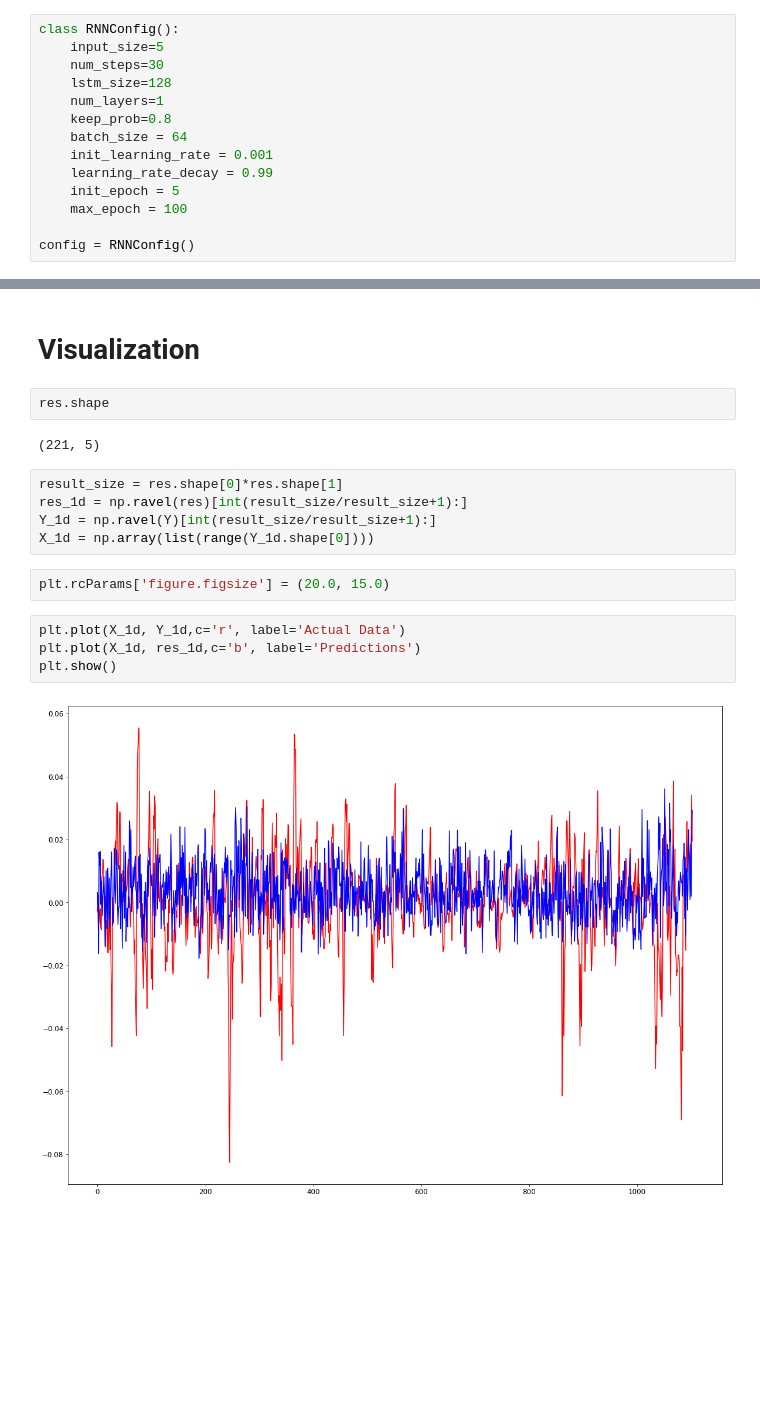
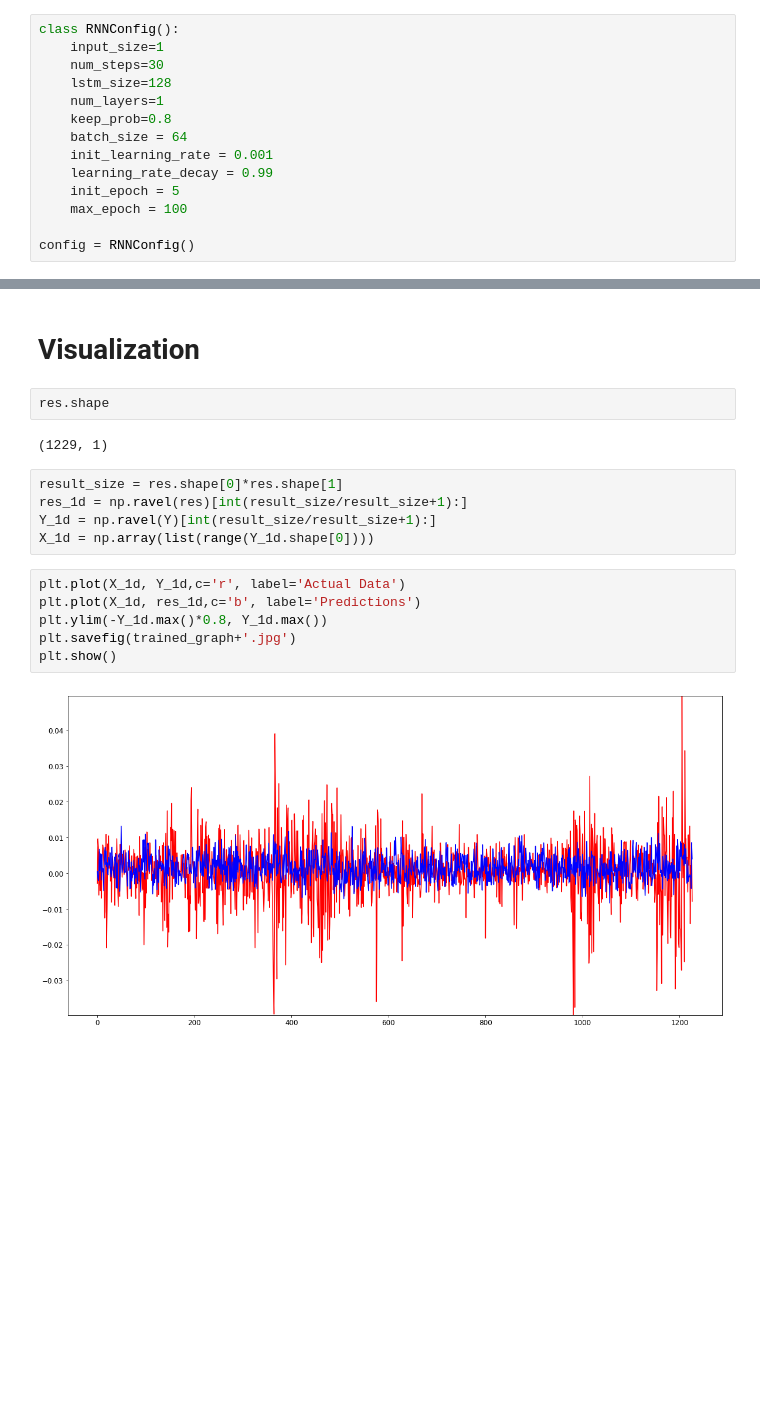
Before and after one commit to Vibhu-Agarwal/Stock-Market-Prediction, a Jupyter notebook: Vibhu.ipynb, the cells around one changed output, grey strips where cells are left out. Cells and saved outputs as stored; diff of their text form; blank space fills up the shorter version.

Commit message:
Run First Model and saved Scaled values Graph

```diff
--- a/Vibhu.ipynb
+++ b/Vibhu.ipynb
@@ -134,7 +134,7 @@ plt.show()
 ## Configuration for RNN
 # %%
 class RNNConfig():
-    input_size=5
+    input_size=1
     num_steps=30
     lstm_size=128
     num_layers=1
@@ -382,19 +382,19 @@ print(loss)
 # %%
 res.shape
 # %% [output]
-(221, 5)
+(1229, 1)
 # %%
 result_size = res.shape[0]*res.shape[1]
 res_1d = np.ravel(res)[int(result_size/result_size+1):]
 Y_1d = np.ravel(Y)[int(result_size/result_size+1):]
 X_1d = np.array(list(range(Y_1d.shape[0])))
-# %%
-plt.rcParams['figure.figsize'] = (20.0, 15.0)
 # %%
 plt.plot(X_1d, Y_1d,c='r', label='Actual Data')
 plt.plot(X_1d, res_1d,c='b', label='Predictions')
+plt.ylim(-Y_1d.max()*0.8, Y_1d.max())
+plt.savefig(trained_graph+'.jpg')
 plt.show()
 # %% [output]
-[figure, old version]
+[figure, new version]
 # %% [markdown]
 <br><br><br><br><br><br><br><br><br><br><br><br>
```
Also changed, not shown: parts of 4 cells of this notebook, 14 other files.
